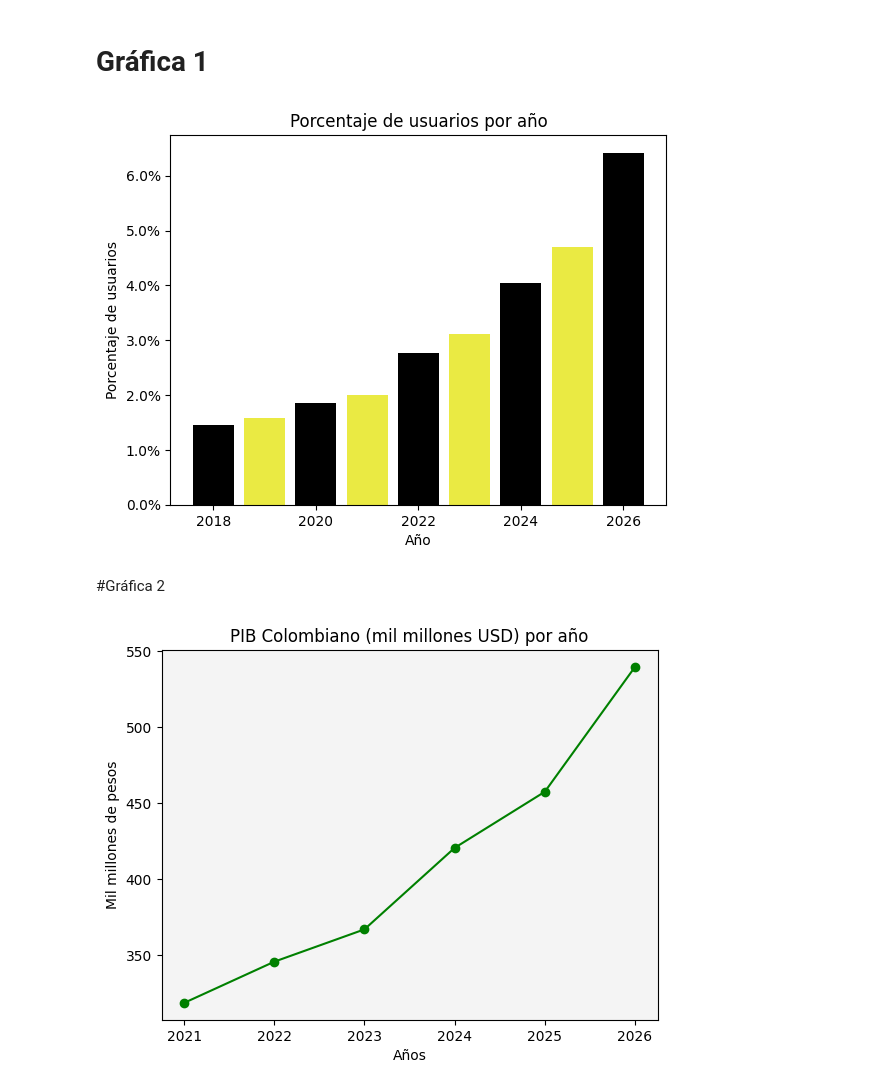
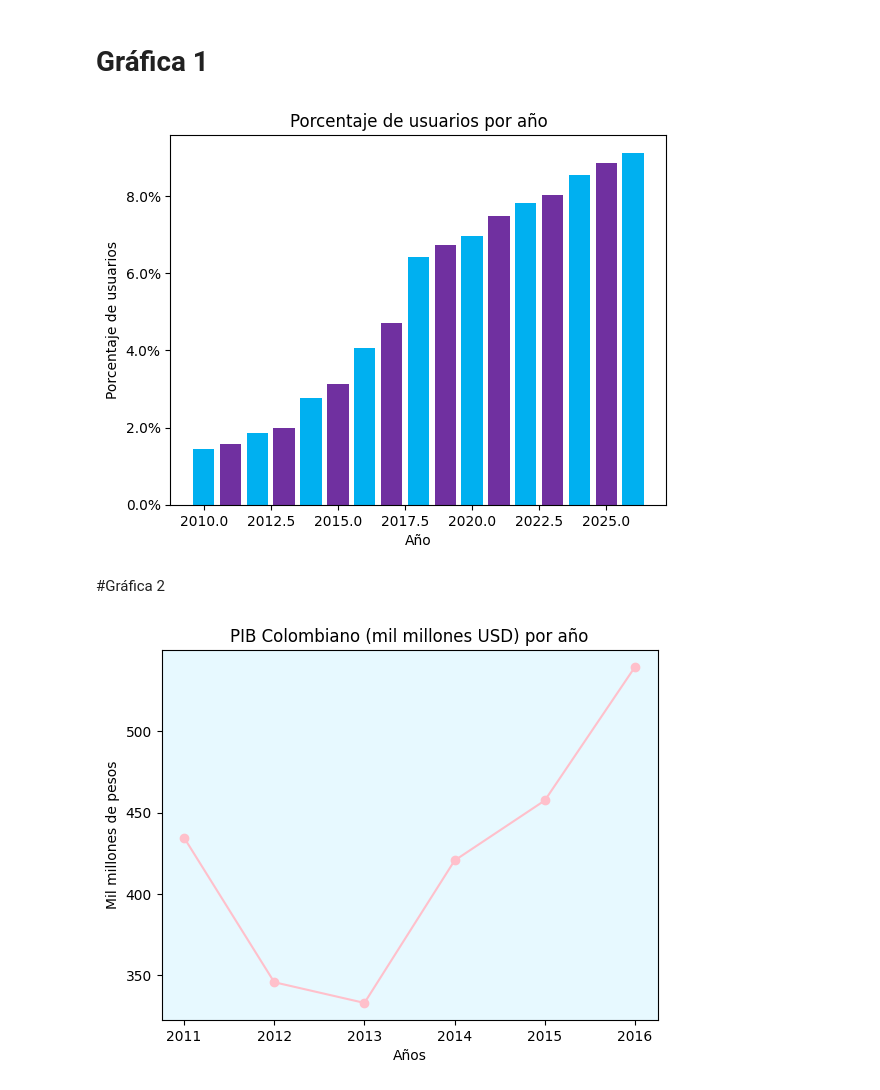
Before and after one commit to jeimi-cloud/Jeimi-Lorena-Castro, a Jupyter notebook: Gráficas_personales.ipynb, the cells around one changed output. Cells and saved outputs as stored; diff of their text form; code cells hidden in the pictures.

```diff
--- a/Gráficas_personales.ipynb
+++ b/Gráficas_personales.ipynb
@@ -7,31 +7,31 @@ import matplotlib.ticker as mtick
 # %% [markdown]
 # Gráfica 1
 # %%
-percent_users = [1.45, 1.58, 1.85, 2.00, 2.76, 3.12, 4.05, 4.7, 6.42]
-year = [2018, 2019, 2020, 2021, 2022, 2023, 2024, 2025, 2026]
+percent_users = [1.45, 1.58, 1.85, 2.00, 2.76, 3.12, 4.05, 4.7, 6.42, 6.72, 6.97, 7.47, 7.83, 8.02, 8.53, 8.85, 9.12]
+year = [2010, 2011, 2012, 2013, 2014, 2015, 2016, 2017, 2018, 2019, 2020, 2021, 2022, 2023, 2024, 2025, 2026]
 
-plt.bar(year, percent_users, color=["black", "#EAEA43"])
+plt.bar(year, percent_users, color=["#00B0F0", "#7030A0"])
 
-# Esta línea ayuda a formatear los valores del eje Y como porcentajes
+# Grafica de histograma
 plt.gca().yaxis.set_major_formatter(mtick.PercentFormatter())
 
 plt.xlabel("Año")
 plt.ylabel("Porcentaje de usuarios")
 plt.title("Porcentaje de usuarios por año")
 
 plt.show()
 # %% [output]
-[figure, old version]
+[figure, new version]
 # %% [markdown]
 #Gráfica 2
 # %%
-year = [2021, 2022, 2023, 2024, 2025, 2026]
-bill = [318.52, 345.63, 366.90, 420.50, 457.41, 539.53]
+year = [2011, 2012, 2013, 2014, 2015, 2016]
+bill = [434.52, 345.63, 332.90, 420.50, 457.41, 539.53]
 
-plt.plot(year, bill, color="green", marker="o")
+plt.plot(year, bill, color="PINK", marker="o")
 
 
-plt.gca().set_facecolor('#f4f4f4')  # Color gris claro de fondo
+plt.gca().set_facecolor('#E7F9FF')  # Color gris claro de fondo
 
 plt.title("PIB Colombiano (mil millones USD) por año")
 plt.ylabel("Mil millones de pesos")
@@ -39,4 +39,4 @@ plt.xlabel("Años")
 
 plt.show()
 # %% [output]
-[figure, old version]
+[figure, new version]
```
